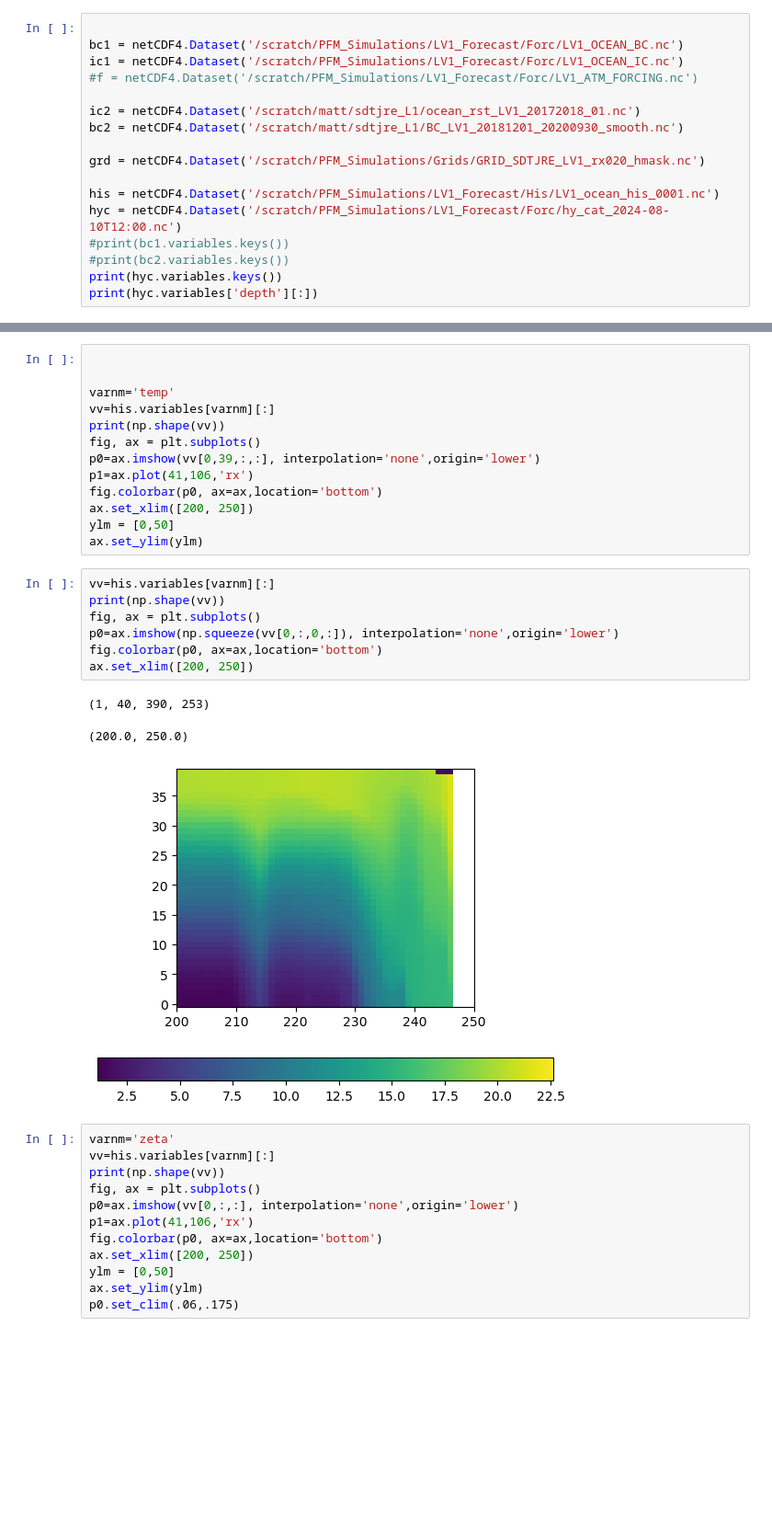
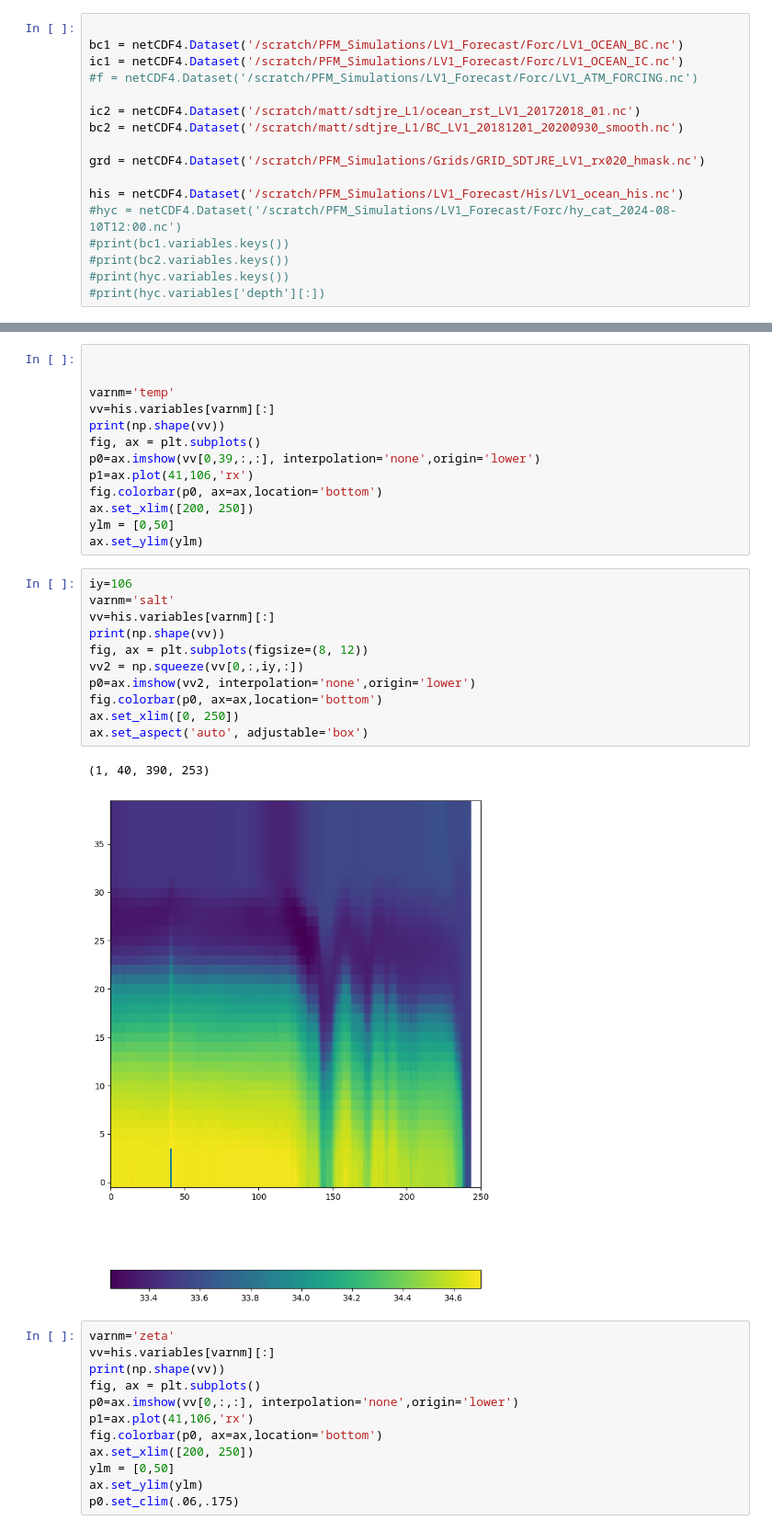
Before and after one commit to mspydell/PFM, a Jupyter notebook: driver/debugging_LV1.ipynb, the cells around one changed output, grey strips where cells are left out. Shown at 92% size. Cells and saved outputs as stored; diff of their text form; blank space fills up the shorter version.

```diff
--- a/driver/debugging_LV1.ipynb
+++ b/driver/debugging_LV1.ipynb
@@ -16,9 +16,9 @@ bc2 = netCDF4.Dataset('/scratch/matt/sdtjre_L1/BC_LV1_20181201_20200930_smooth.n
 
 grd = netCDF4.Dataset('/scratch/PFM_Simulations/Grids/GRID_SDTJRE_LV1_rx020_hmask.nc')
 
-his = netCDF4.Dataset('/scratch/PFM_Simulations/LV1_Forecast/His/LV1_ocean_his_0001.nc')
-hyc = netCDF4.Dataset('/scratch/PFM_Simulations/LV1_Forecast/Forc/hy_cat_2024-08-10T12:00.nc')
+his = netCDF4.Dataset('/scratch/PFM_Simulations/LV1_Forecast/His/LV1_ocean_his.nc')
+#hyc = netCDF4.Dataset('/scratch/PFM_Simulations/LV1_Forecast/Forc/hy_cat_2024-08-10T12:00.nc')
 #print(bc1.variables.keys())
 #print(bc2.variables.keys())
-print(hyc.variables.keys())
-print(hyc.variables['depth'][:])
+#print(hyc.variables.keys())
+#print(hyc.variables['depth'][:])
@@ -153,16 +158,19 @@ ax.set_xlim([200, 250])
 ylm = [0,50]
 ax.set_ylim(ylm)
 # %%
+iy=106
+varnm='salt'
 vv=his.variables[varnm][:]
 print(np.shape(vv))
-fig, ax = plt.subplots()
-p0=ax.imshow(np.squeeze(vv[0,:,0,:]), interpolation='none',origin='lower')
+fig, ax = plt.subplots(figsize=(8, 12))
+vv2 = np.squeeze(vv[0,:,iy,:])
+p0=ax.imshow(vv2, interpolation='none',origin='lower')
 fig.colorbar(p0, ax=ax,location='bottom')
-ax.set_xlim([200, 250])
+ax.set_xlim([0, 250])
+ax.set_aspect('auto', adjustable='box')
 # %% [output]
 (1, 40, 390, 253)
-(200.0, 250.0)
-[figure, old version]
+[figure, new version]
 # %%
 varnm='zeta'
 vv=his.variables[varnm][:]
```
Also changed, not shown: parts of 6 cells of this notebook.
